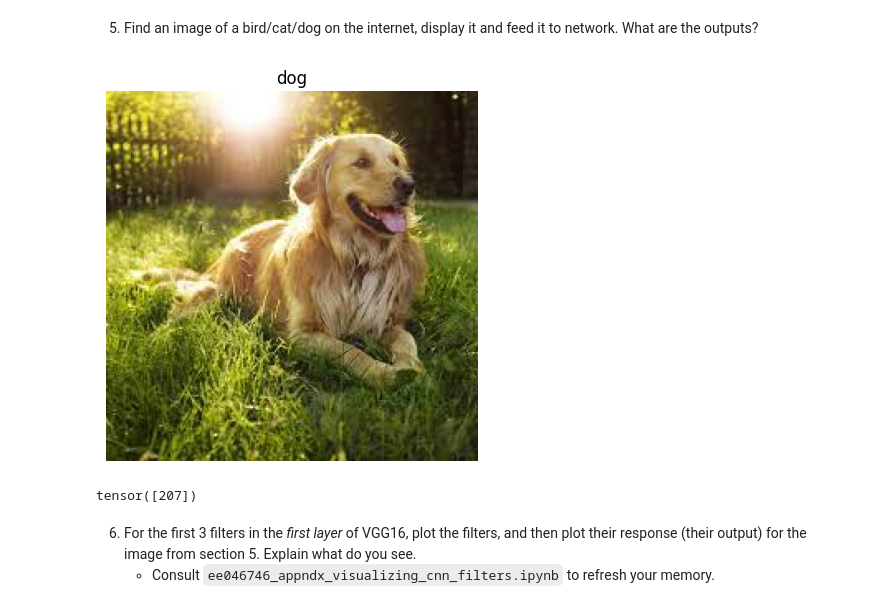
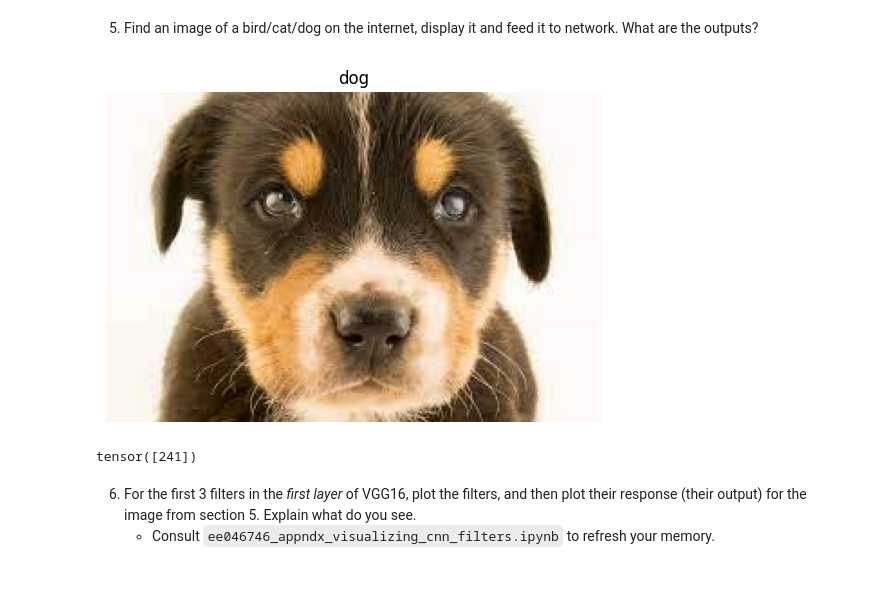
Before and after one commit to ronbenc/Computer-Vision, a Jupyter notebook: hw1_classification/ee046746_hw1_classification.ipynb, the cells around one changed output. Saved outputs shown, nothing was run; the diff lists cells and outputs as text; code cells hidden in the pictures; blank space fills up the shorter version.

```diff
--- a/hw1_classification/ee046746_hw1_classification.ipynb
+++ b/hw1_classification/ee046746_hw1_classification.ipynb
@@ -410,19 +426,19 @@ tensor([94, 90])
 # %% [markdown]
 5. Find an image of a bird/cat/dog on the internet, display it and feed it to network. What are the outputs?
 # %%
-dog_img = Image.open("data/my_data/dog.jpeg")
+dog_img = Image.open("data/my_data/our_dog_1.jpeg")
 plt.imshow(dog_img)
 plt.axis('off')
 plt.title("dog")
 plt.show()
 
 trns_dog = transform(dog_img)
 y = model(trns_dog.unsqueeze(dim=0))
 y_pred = torch.argmax(torch.softmax(y, dim = 1), dim=1)
 print(y_pred)
 # %% [output]
-[figure, old version]
+[figure, new version]
-tensor([207])
+tensor([241])
 # %% [markdown]
 6. For the first 3 filters in the *first layer* of VGG16, plot the filters, and then plot their response (their output) for the image from section 5. Explain what do you see.
     * Consult `ee046746_appndx_visualizing_cnn_filters.ipynb` to refresh your memory.
```
Also changed, not shown: parts of 12 cells of this notebook, 4 other files.
